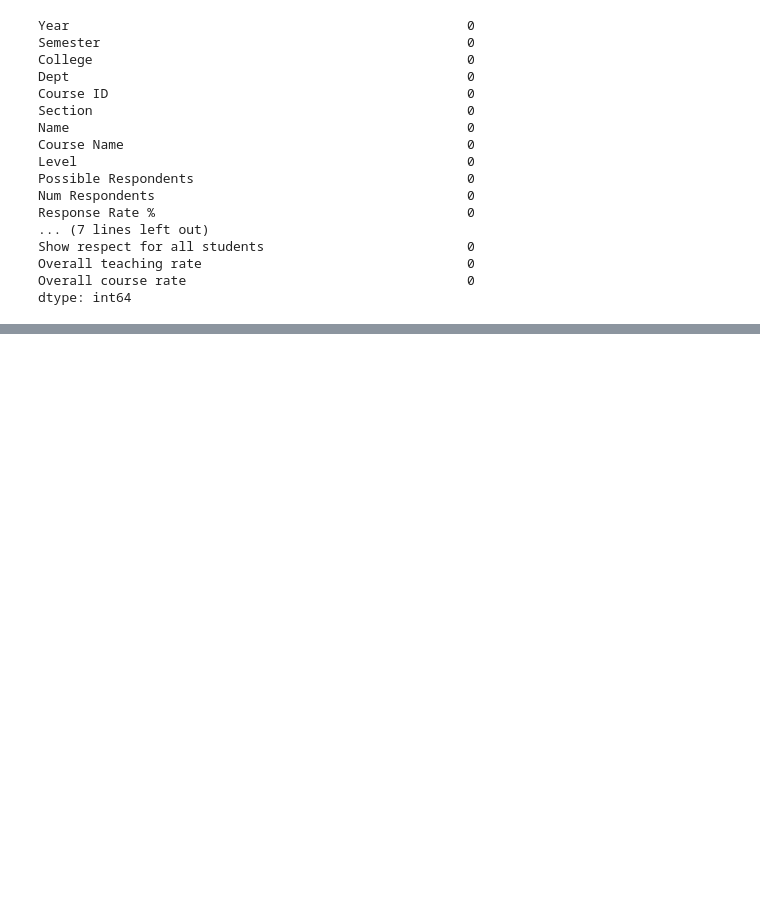
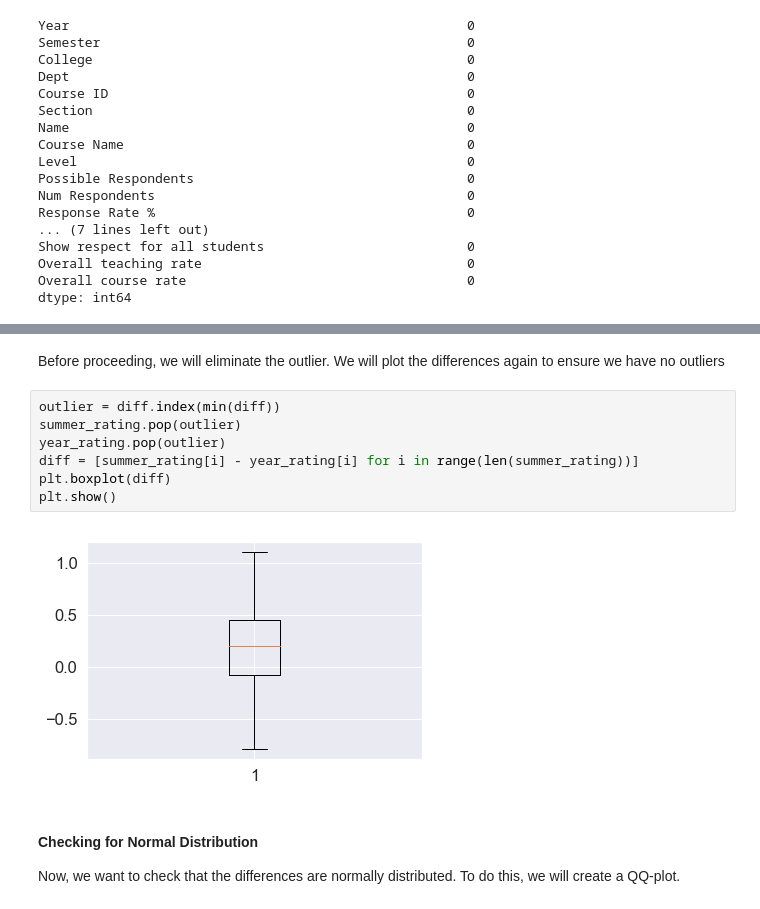
Before and after one commit to TheJYKoder/-15-388-Final-Project-F19-, a Jupyter notebook: 15388 Final Project FCE2.ipynb, the cells around one changed output, grey strips where cells are left out. Cells and saved outputs as stored; diff of their text form; blank space fills up the shorter version.

```diff
--- a/15388 Final Project FCE2.ipynb
+++ b/15388 Final Project FCE2.ipynb
@@ -600,0 +311,15 @@ plt.show()
+# %% [markdown]
+Before proceeding, we will eliminate the outlier. We will plot the differences again to ensure we have no outliers
+# %%
+outlier = diff.index(min(diff))
+summer_rating.pop(outlier)
+year_rating.pop(outlier)
+diff = [summer_rating[i] - year_rating[i] for i in range(len(summer_rating))]
+plt.boxplot(diff)
+plt.show()
+# %% [output]
+[figure, added]
+# %% [markdown]
+#### Checking for Normal Distribution
+
+Now, we want to check that the differences are normally distributed. To do this, we will create a QQ-plot.
```
Also changed, not shown: parts of 112 cells of this notebook.
